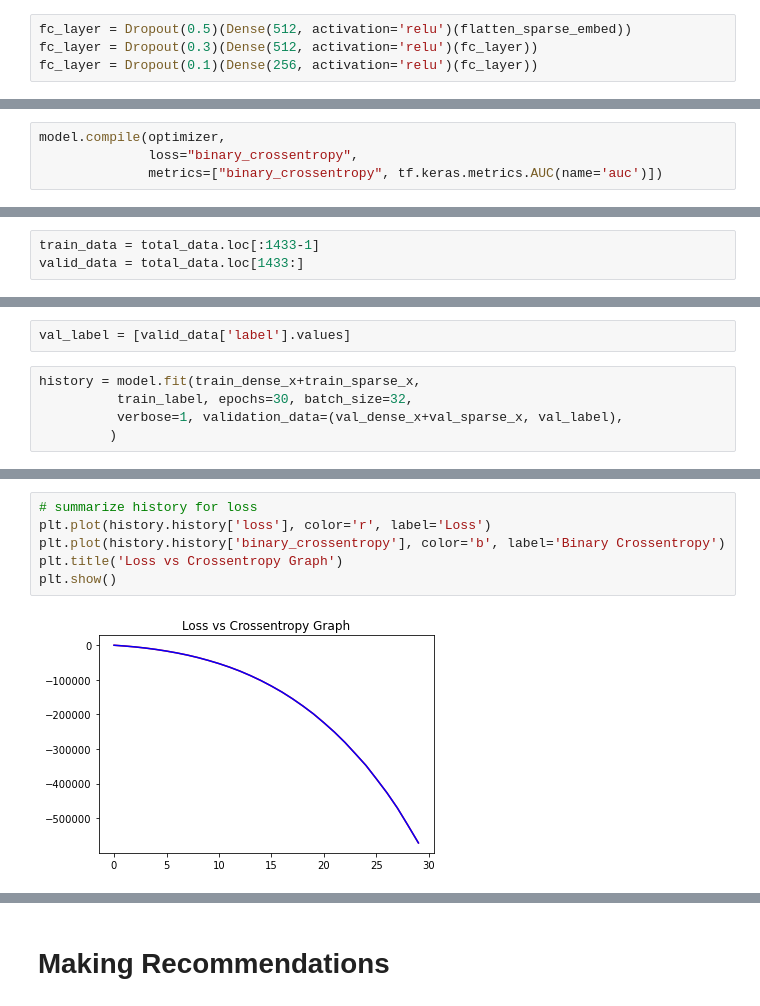
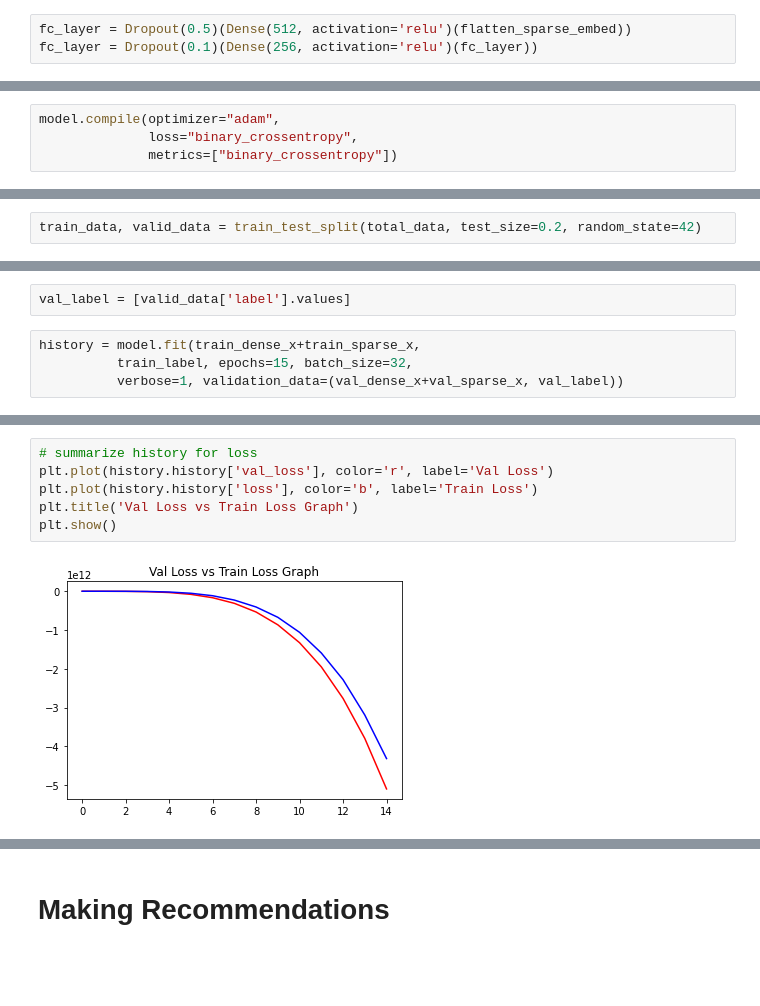
Before and after one commit to zulfauzi92/Hotel_Recomendation_Model_Traveloka, a Jupyter notebook: Eksplorasi Data/ML Model for Hotel Reco Content Based.ipynb, the cells around one changed output, grey strips where cells are left out. Saved outputs shown, nothing was run; the diff lists cells and outputs as text; blank space fills up the shorter version.

Commit message:
modified with metrics

```diff
--- a/Eksplorasi Data/ML Model for Hotel Reco Content Based.ipynb
+++ b/Eksplorasi Data/ML Model for Hotel Reco Content Based.ipynb
@@ -235,7 +231,6 @@ Embeddings are weights that are learned to represent some specific variable like
 flatten_sparse_embed = Flatten()(concat_sparse_kd_embed)
 # %%
 fc_layer = Dropout(0.5)(Dense(512, activation='relu')(flatten_sparse_embed))
-fc_layer = Dropout(0.3)(Dense(512, activation='relu')(fc_layer))
 fc_layer = Dropout(0.1)(Dense(256, activation='relu')(fc_layer))
 # %%
 fc_layer_output = Dense(1)(fc_layer)
@@ -269,12 +262,11 @@ optimizer = tf.keras.optimizers.RMSprop(lr=0.00001)
 # %%
-model.compile(optimizer,
+model.compile(optimizer="adam",
               loss="binary_crossentropy",
-              metrics=["binary_crossentropy", tf.keras.metrics.AUC(name='auc')])
+              metrics=["binary_crossentropy"])
 # %% [markdown]
 ## Creating RMSE function for Neural Network
 # %%
-train_data = total_data.loc[:1433-1]
-valid_data = total_data.loc[1433:]
+train_data, valid_data = train_test_split(total_data, test_size=0.2, random_state=42)
 # %%
 train_dense_x = [train_data[f].values for f in dense_features]
 train_sparse_x = [train_data[f].values for f in sparse_features]
@@ -287,7 +279,6 @@ val_sparse_x = [valid_data[f].values for f in sparse_features]
 val_label = [valid_data['label'].values]
 # %%
 history = model.fit(train_dense_x+train_sparse_x,
-          train_label, epochs=30, batch_size=32,
-          verbose=1, validation_data=(val_dense_x+val_sparse_x, val_label),
-         )
+          train_label, epochs=15, batch_size=32,
+          verbose=1, validation_data=(val_dense_x+val_sparse_x, val_label))
 # %% [output]
@@ -316,8 +307,8 @@ dict_keys(['loss', 'binary_crossentropy', 'auc'])
 # %%
 # summarize history for loss
-plt.plot(history.history['loss'], color='r', label='Loss')
-plt.plot(history.history['binary_crossentropy'], color='b', label='Binary Crossentropy')
-plt.title('Loss vs Crossentropy Graph')
+plt.plot(history.history['val_loss'], color='r', label='Val Loss')
+plt.plot(history.history['loss'], color='b', label='Train Loss')
+plt.title('Val Loss vs Train Loss Graph')
 plt.show()
 # %% [output]
-[figure, old version]
+[figure, new version]
```
Also changed, not shown: parts of 12 cells of this notebook.
